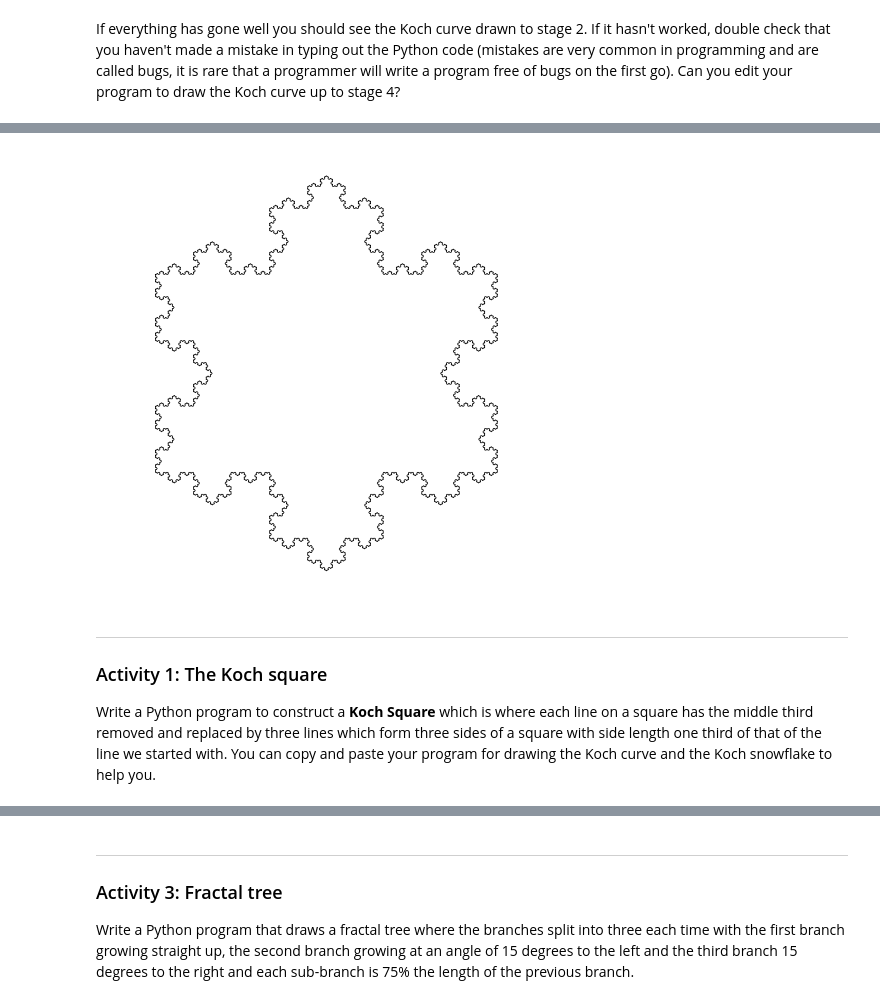
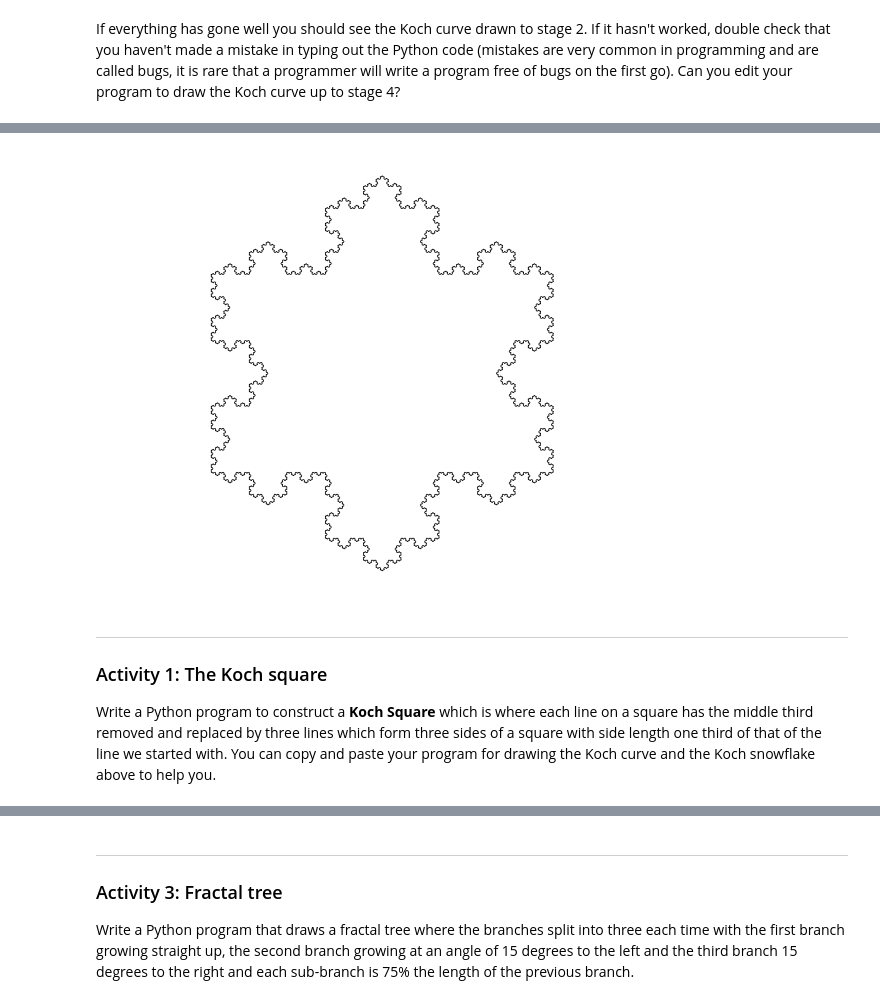
Before and after one commit to jonshiach/Outreach, a Jupyter notebook: Fractals_solutions.ipynb, the cells around one changed output, grey strips where cells are left out. Drawn from its saved outputs; the diff is of its cells as text; code cells hidden in the pictures.

```diff
--- a/Fractals_solutions.ipynb
+++ b/Fractals_solutions.ipynb
@@ -72,7 +65,8 @@ This Jupyter notebook will introduce you to fractals and how we can draw fractal
 
 Jupyter notebooks are documents that combine text and Python code which allow readable documents such as this one to be created that contain executable code used to perform calculations. To run code in a notebook simply click on the code and then on the run button, or alternatively, press the **ctrl + enter** keys at the same time. Since we will be using commands to perform calculations and produce plots of fractals we need to import some commands to help us to do this. Run the code below to import the commands.
 # %%
-from numpy import *
+import numpy as np
 import matplotlib.pyplot as plt
 from matplotlib import cm, colors
+plt.rcParams['figure.figsize'] = [10, 8]
 # %% [markdown]
@@ -130,8 +122,8 @@ import matplotlib.pyplot as plt
 def kochcurve(x, y, L, angle, n):
     if n == 0:
         # Add the end point co-ordinates to x and y
-        x.append(x[-1] + L * cos(radians(angle)))
-        y.append(y[-1] + L * sin(radians(angle)))
+        x.append(x[-1] + L * np.cos(np.radians(angle)))
+        y.append(y[-1] + L * np.sin(np.radians(angle)))
     if n > 0:
         kochcurve(x, y, L / 3, angle, n - 1)      # add line
         kochcurve(x, y, L / 3, angle + 60, n - 1) # turn 60 degrees to the left and add line
@@ -144,7 +136,7 @@ x, y = [0], [0]
 kochcurve(x, y, 1, 0, 6)
 
 # Plot curve
-fig, ax = plt.subplots(figsize=(8, 6))
+fig, ax = plt.subplots()
 plt.plot(x, y, color="black", linewidth=0.5)
 ax.axis("off")
 ax.set_aspect("equal")
@@ -180,25 +172,25 @@ plt.show()
 # %%
 # Generate the Koch snowflake
 L, angle = 1, 0
 n = 6
 x, y = [0], [0]
 kochcurve(x, y, L, 0, n)
-kochcurve(x, y, L, -120, n)
+kochcurve(x, y, L, 240, n)
 kochcurve(x, y, L, 120, n)
 
 # Plot curve
-fig, ax = plt.subplots(figsize=(8, 8))
+fig, ax = plt.subplots()
 plt.plot(x, y, color="black", linewidth=0.5)
 plt.axis("equal")
 plt.axis("off")
 plt.show()
 # %% [output]
-[figure, old version]
+[figure, new version]
 # %% [markdown]
 ---
 ### Activity 1: The Koch square
 
-Write a Python program to construct a **Koch Square** which is where each line on a square has the middle third removed and replaced by three lines which form three sides of a square with side length one third of that of the line we started with. You can copy and paste your program for drawing the Koch curve and the Koch snowflake to help you.
+Write a Python program to construct a **Koch Square** which is where each line on a square has the middle third removed and replaced by three lines which form three sides of a square with side length one third of that of the line we started with. You can copy and paste your program for drawing the Koch curve and the Koch snowflake above to help you.
 # %%
 def kochsquare(x, y, L, angle, n):
     if n == 0:
```
Also changed, not shown: parts of 20 cells of this notebook.
